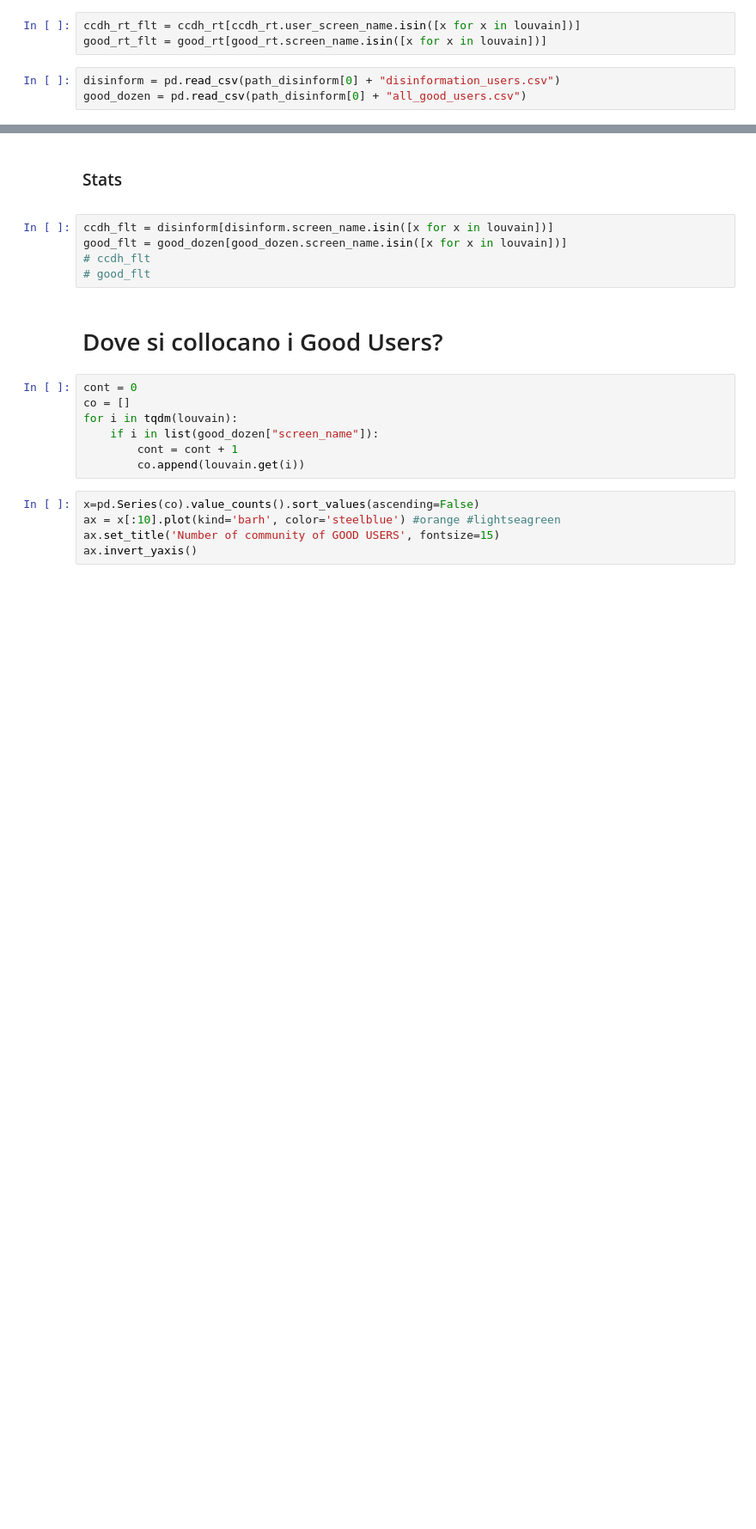
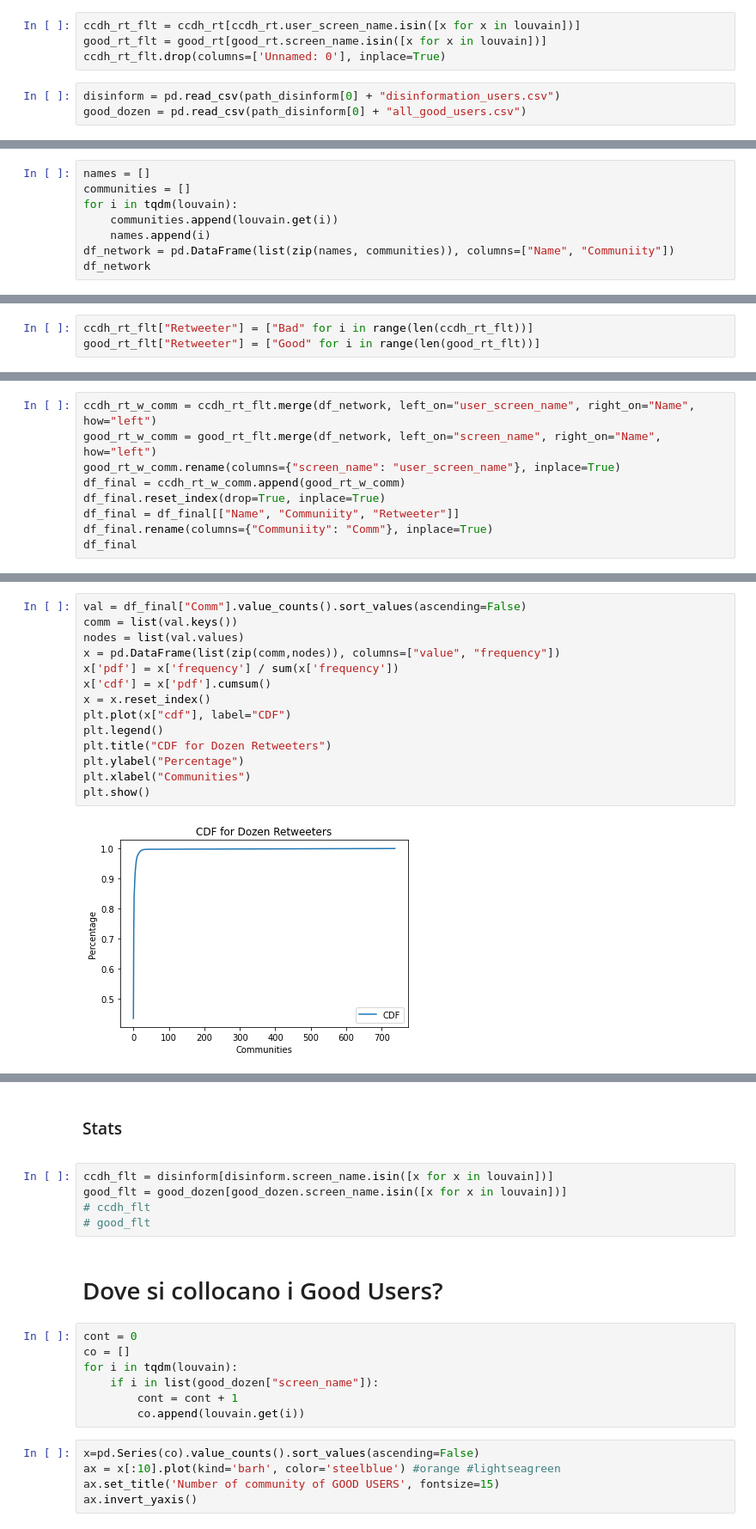
Before and after one commit to gi-ux/BachelorProject, a Jupyter notebook: notebook/network/Retweet_Network.ipynb, the cells around one changed output, grey strips where cells are left out. Shown at 86% size. Saved outputs shown, nothing was run; the diff lists cells and outputs as text; blank space fills up the shorter version.

```diff
--- a/notebook/network/Retweet_Network.ipynb
+++ b/notebook/network/Retweet_Network.ipynb
@@ -366,6 +366,7 @@ good_rt = pd.read_csv(path_ccdh_rt[0] + "rt_good.csv")
 # %%
 ccdh_rt_flt = ccdh_rt[ccdh_rt.user_screen_name.isin([x for x in louvain])]
 good_rt_flt = good_rt[good_rt.screen_name.isin([x for x in louvain])]
+ccdh_rt_flt.drop(columns=['Unnamed: 0'], inplace=True)
 # %%
 disinform = pd.read_csv(path_disinform[0] + "disinformation_users.csv")
 good_dozen = pd.read_csv(path_disinform[0] + "all_good_users.csv")
@@ -371,0 +375,8 @@ good_dozen = pd.read_csv(path_disinform[0] + "all_good_users.csv")
+# %%
+names = []
+communities = []
+for i in tqdm(louvain):
+    communities.append(louvain.get(i))
+    names.append(i)
+df_network = pd.DataFrame(list(zip(names, communities)), columns=["Name", "Communiity"])
+df_network
@@ -371,0 +399,3 @@ good_dozen = pd.read_csv(path_disinform[0] + "all_good_users.csv")
+# %%
+ccdh_rt_flt["Retweeter"] = ["Bad" for i in range(len(ccdh_rt_flt))]
+good_rt_flt["Retweeter"] = ["Good" for i in range(len(good_rt_flt))]
@@ -371,0 +404,9 @@ good_dozen = pd.read_csv(path_disinform[0] + "all_good_users.csv")
+# %%
+ccdh_rt_w_comm = ccdh_rt_flt.merge(df_network, left_on="user_screen_name", right_on="Name", how="left")
+good_rt_w_comm = good_rt_flt.merge(df_network, left_on="screen_name", right_on="Name", how="left")
+good_rt_w_comm.rename(columns={"screen_name": "user_screen_name"}, inplace=True)
+df_final = ccdh_rt_w_comm.append(good_rt_w_comm)
+df_final.reset_index(drop=True, inplace=True)
+df_final = df_final[["Name", "Communiity", "Retweeter"]]
+df_final.rename(columns={"Communiity": "Comm"}, inplace=True)
+df_final
@@ -371,0 +473,16 @@ good_dozen = pd.read_csv(path_disinform[0] + "all_good_users.csv")
+# %%
+val = df_final["Comm"].value_counts().sort_values(ascending=False)
+comm = list(val.keys())
+nodes = list(val.values)
+x = pd.DataFrame(list(zip(comm,nodes)), columns=["value", "frequency"])
+x['pdf'] = x['frequency'] / sum(x['frequency'])
+x['cdf'] = x['pdf'].cumsum()
+x = x.reset_index()
+plt.plot(x["cdf"], label="CDF")
+plt.legend()
+plt.title("CDF for Dozen Retweeters")
+plt.ylabel("Percentage")
+plt.xlabel("Communities")
+plt.show()
+# %% [output]
+[figure, added]
```
Also changed, not shown: parts of 13 cells of this notebook, 6 other files.
